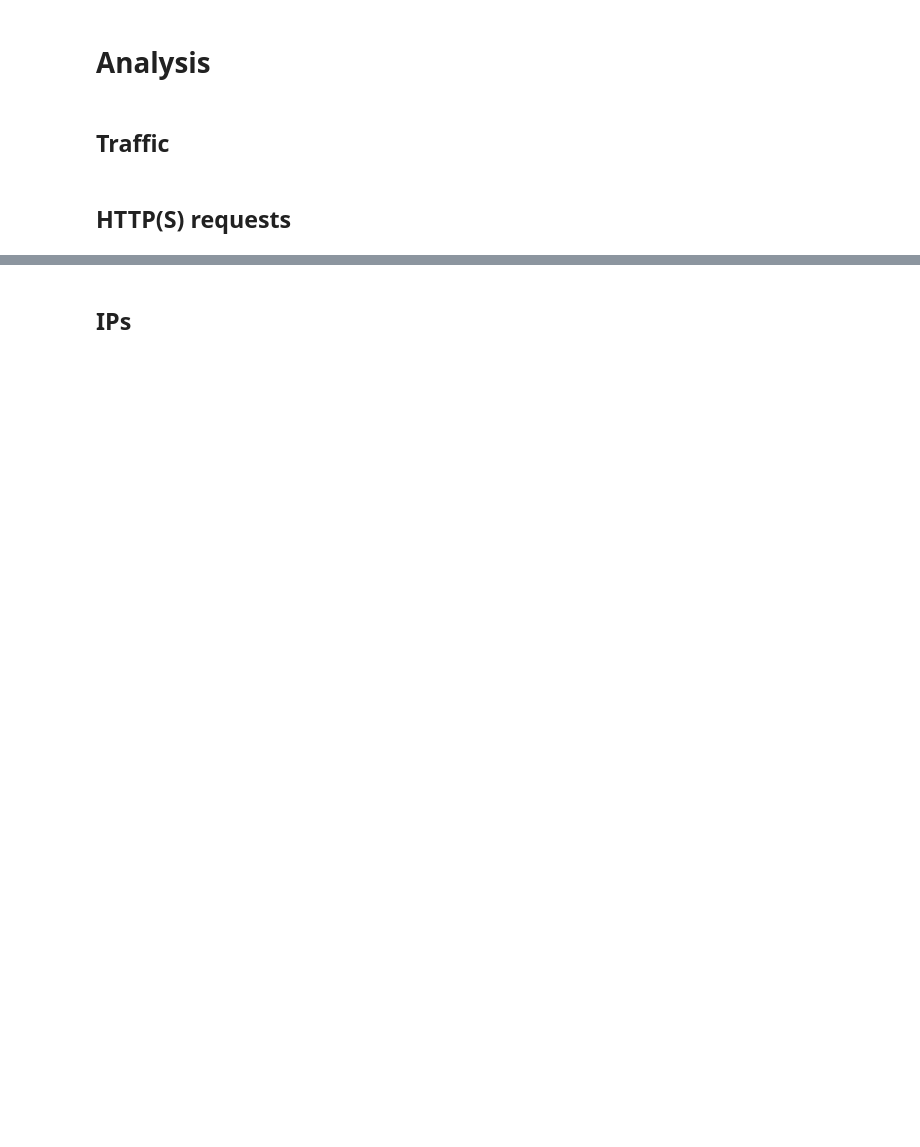
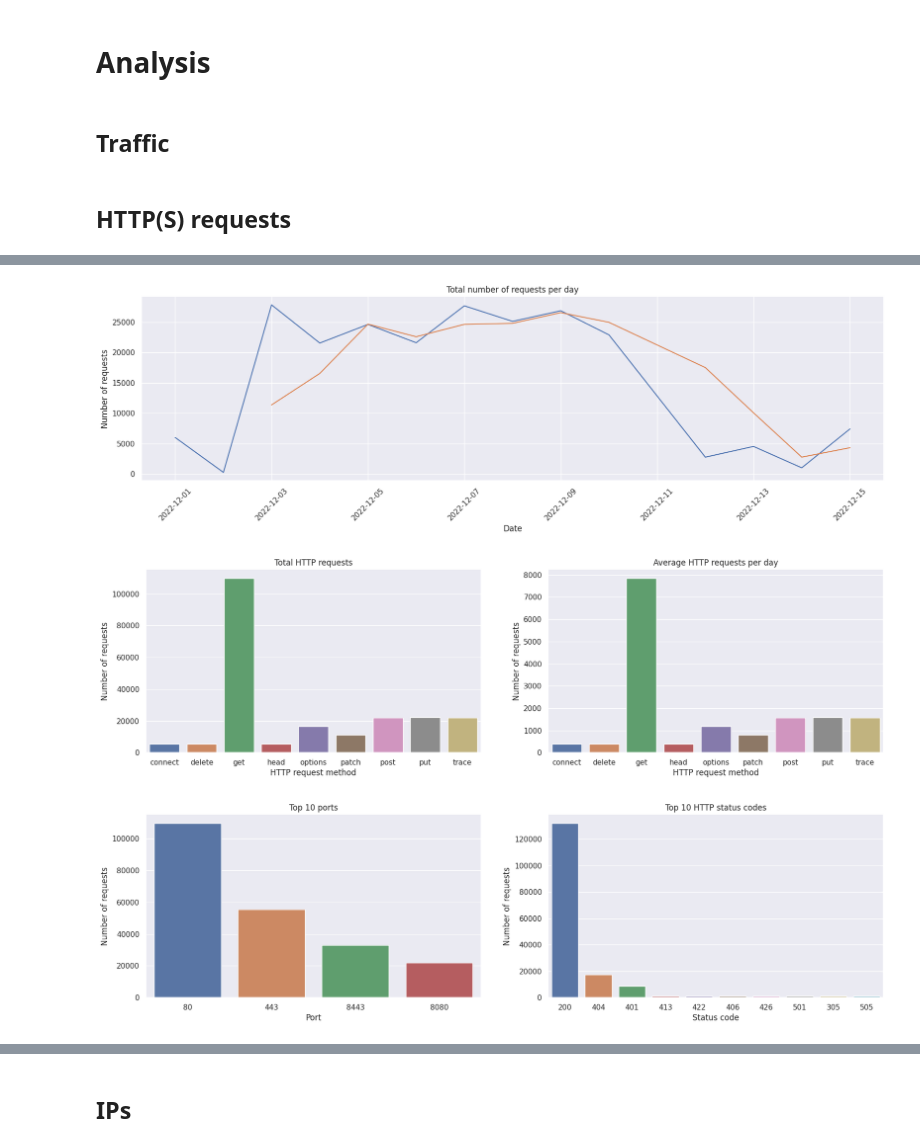
Before and after one commit to samuelskottenborg/W3C-IIS-log-analysis, a Jupyter notebook: W3C IIS log analysis.ipynb, the cells around one changed output, grey strips where cells are left out. Cells and saved outputs as stored; diff of their text form; code cells hidden in the pictures; blank space fills up the shorter version.

```diff
--- a/W3C IIS log analysis.ipynb
+++ b/W3C IIS log analysis.ipynb
@@ -272,0 +121,24 @@ plt.show()
+# %%
+# Plot of number of requests per day over time (including rolling average of 7 days)
+sns.lineplot(x='date', y='count', data=df.groupby('date').size().reset_index(name='count')).set(title='Total number of requests per day', xlabel='Date', ylabel='Number of requests')
+sns.lineplot(x='date', y='count', data=df.groupby('date').size().rolling(3).mean().reset_index(name='count'))
+plt.xticks(rotation=45)
+plt.show()
+
+# Bar plot of total and average count for each type of HTTP request method
+axs = plt.subplots(1, 2)[1]
+sns.barplot(x='cs-method', y='count', data=df.groupby('cs-method')['cs-method'].count().reset_index(name='count'), ax=axs[0]).set(title='Total HTTP requests', xlabel='HTTP request method', ylabel='Number of requests')
+sns.barplot(x='cs-method', y='count', data=df.groupby('cs-method')['cs-method'].count().reset_index(name='count').assign(count=lambda x: x['count'] / len(df['date'].unique())), ax=axs[1]).set(title='Average HTTP requests per day', xlabel='HTTP request method', ylabel='Number of requests')
+plt.show()
+
+# Bar plot showing most used ports and HTTP status codes ('s-port' and 'sc-status')
+axs = plt.subplots(1, 2)[1]
+sns.barplot(x='s-port', y='count', data= df.groupby('s-port')['s-port'].count().reset_index(name='count').sort_values(by='count', ascending=False).head(10), ax=axs[0]).set(title='Top 10 ports', xlabel='Port', ylabel='Number of requests')
+sns.barplot(x='sc-status', y='count', data= df.groupby('sc-status')['sc-status'].count().reset_index(name='count').sort_values(by='count', ascending=False).head(10), ax=axs[1]).set(title='Top 10 HTTP status codes', xlabel='Status code', ylabel='Number of requests')
+
+
+plt.show()
+# %% [output]
+[figure, added]
+[figure, added]
+[figure, added]
```
Also changed, not shown: parts of 13 cells of this notebook.
